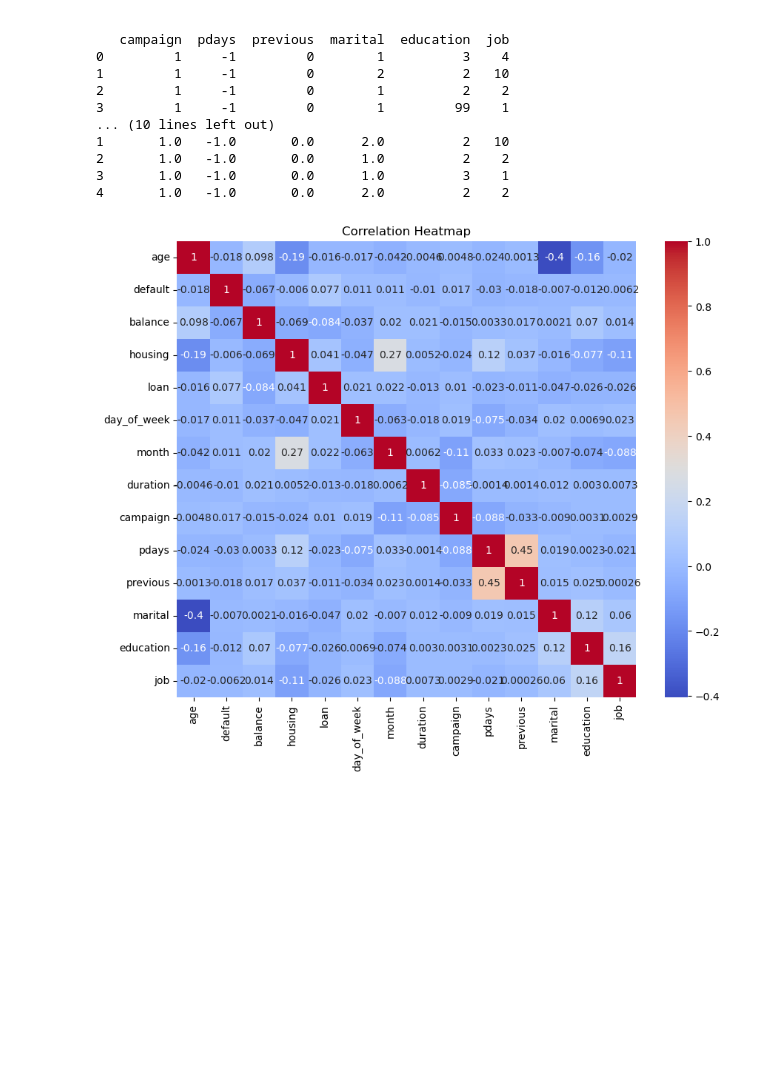
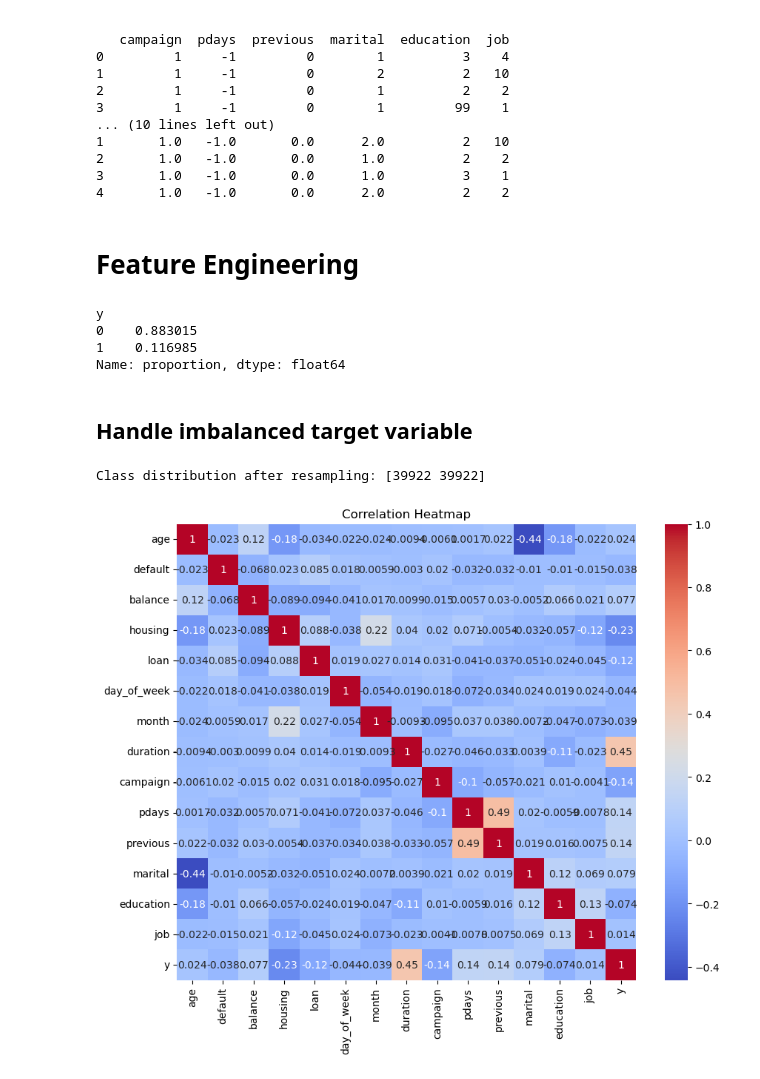
Before and after one commit to Aditya-k-23/Bank-Marketing, a Jupyter notebook: Analysis.ipynb, the cells around one changed output. Cells and saved outputs as stored; diff of their text form; code cells hidden in the pictures; blank space fills up the shorter version.

Commit message:
Update Analysis.ipynb
- Complete Feature Engineering
- Add Logistic Regression and Random Forest

```diff
--- a/Analysis.ipynb
+++ b/Analysis.ipynb
@@ -158,6 +172,7 @@ X['month_original'] = X['month']
 X['default_original'] = X['default']
 X['housing_original'] = X['housing']
 X['loan_original'] = X['loan']
+y['y_original'] = y['y']
 
 # Converting non-numeric features to numeric
 X['marital'] = le.fit_transform(X['marital'].astype(str))
@@ -166,6 +181,7 @@ X['month'] = le.fit_transform(X['month'].astype(str))
 X['default'] = le.fit_transform(X['default'].astype(str))
 X['housing'] = le.fit_transform(X['housing'].astype(str))
 X['loan'] = le.fit_transform(X['loan'].astype(str))
+y['y'] = le.fit_transform(y['y'].astype(str))
 
 # Apply Label Encoding to the 'job' column (NaN values will remain NaN)
 X['education'] = le.fit_transform(X['education'].astype(str))
@@ -273,12 +281,32 @@ print(data_imputed.head())
 2       1.0   -1.0       0.0      1.0          2    2
 3       1.0   -1.0       0.0      1.0          3    1
 4       1.0   -1.0       0.0      2.0          2    2
+# %% [markdown]
+# Feature Engineering
+# %%
+print(y['y'].value_counts(normalize=True))
+# %% [output]
+y
+0    0.883015
+1    0.116985
+Name: proportion, dtype: float64
+# %% [markdown]
+## Handle imbalanced target variable
+# %%
+# SMOTE (Synthetic Minority Oversampling Technique)
+
+smote = SMOTE(random_state=42)
+X_resampled, y_resampled = smote.fit_resample(data_imputed, y['y'])
+
+print(f"Class distribution after resampling: {np.bincount(y_resampled)}")
+# %% [output]
+Class distribution after resampling: [39922 39922]
 # %%
 # Correlation matrix
 plt.figure(figsize=(10, 8))
-correlation_matrix = data_imputed.corr()
+correlation_matrix = pd.concat([X_resampled, y_resampled], axis=1).corr()
 sns.heatmap(correlation_matrix, annot=True, cmap='coolwarm')
 plt.title('Correlation Heatmap')
 plt.show()
 # %% [output]
-[figure, old version]
+[figure, new version]
```
Also changed, not shown: parts of 13 cells of this notebook.
